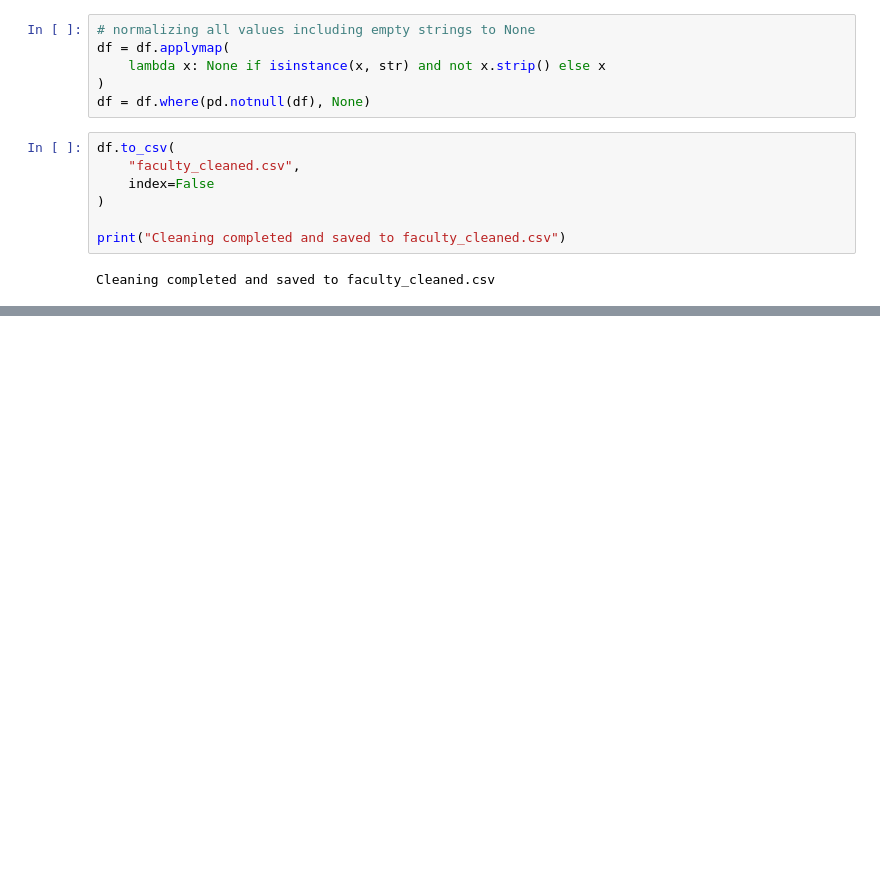
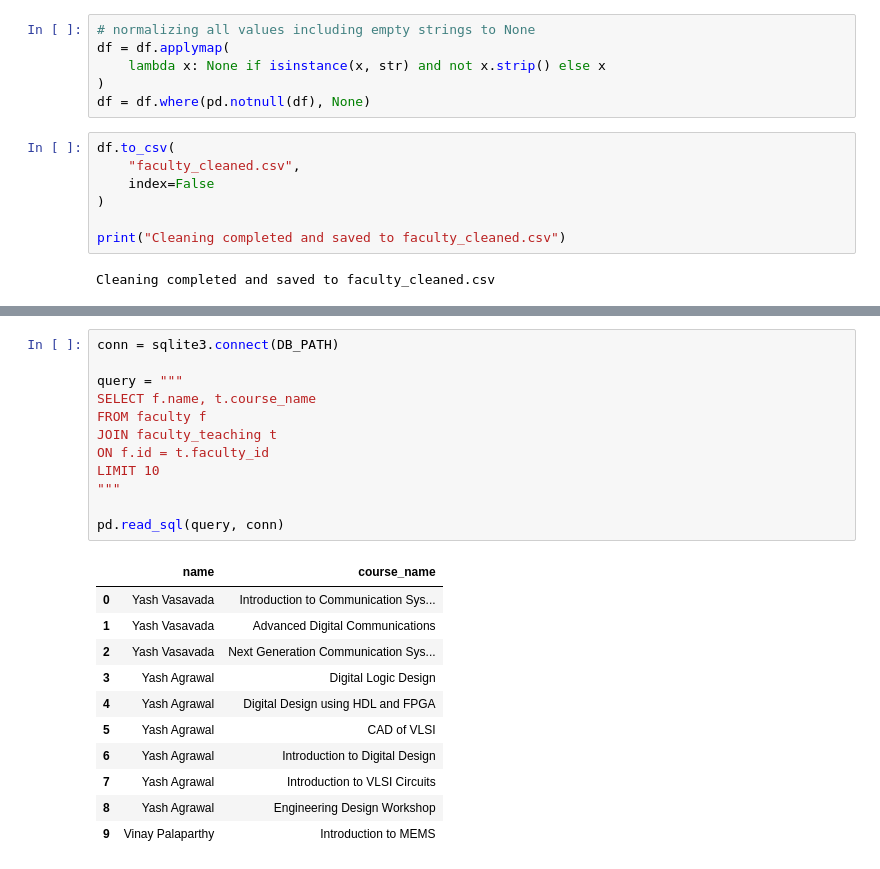
Before and after one commit to Manya123-web/BigDataProject, a Jupyter notebook: data_clean.ipynb, the cells around one changed output, grey strips where cells are left out. Saved outputs shown, nothing was run; the diff lists cells and outputs as text; blank space fills up the shorter version.

Commit message:
Changes in scarping and testing sqlite

```diff
--- a/data_clean.ipynb
+++ b/data_clean.ipynb
@@ -189,0 +390,24 @@ Cleaning completed and saved to faculty_cleaned.csv
+# %%
+conn = sqlite3.connect(DB_PATH)
+
+query = """
+SELECT f.name, t.course_name
+FROM faculty f
+JOIN faculty_teaching t
+ON f.id = t.faculty_id
+LIMIT 10
+"""
+
+pd.read_sql(query, conn)
+# %% [output]
+|  | name | course_name |
+| 0 | Yash Vasavada | Introduction to Communication Sys... |
+| 1 | Yash Vasavada | Advanced Digital Communications |
+| 2 | Yash Vasavada | Next Generation Communication Sys... |
+| 3 | Yash Agrawal | Digital Logic Design |
+| 4 | Yash Agrawal | Digital Design using HDL and FPGA |
+| 5 | Yash Agrawal | CAD of VLSI |
+| 6 | Yash Agrawal | Introduction to Digital Design |
+| 7 | Yash Agrawal | Introduction to VLSI Circuits |
+| 8 | Yash Agrawal | Engineering Design Workshop |
+| 9 | Vinay Palaparthy | Introduction to MEMS |
```
Also changed, not shown: parts of 6 cells of this notebook, 5 other files.
